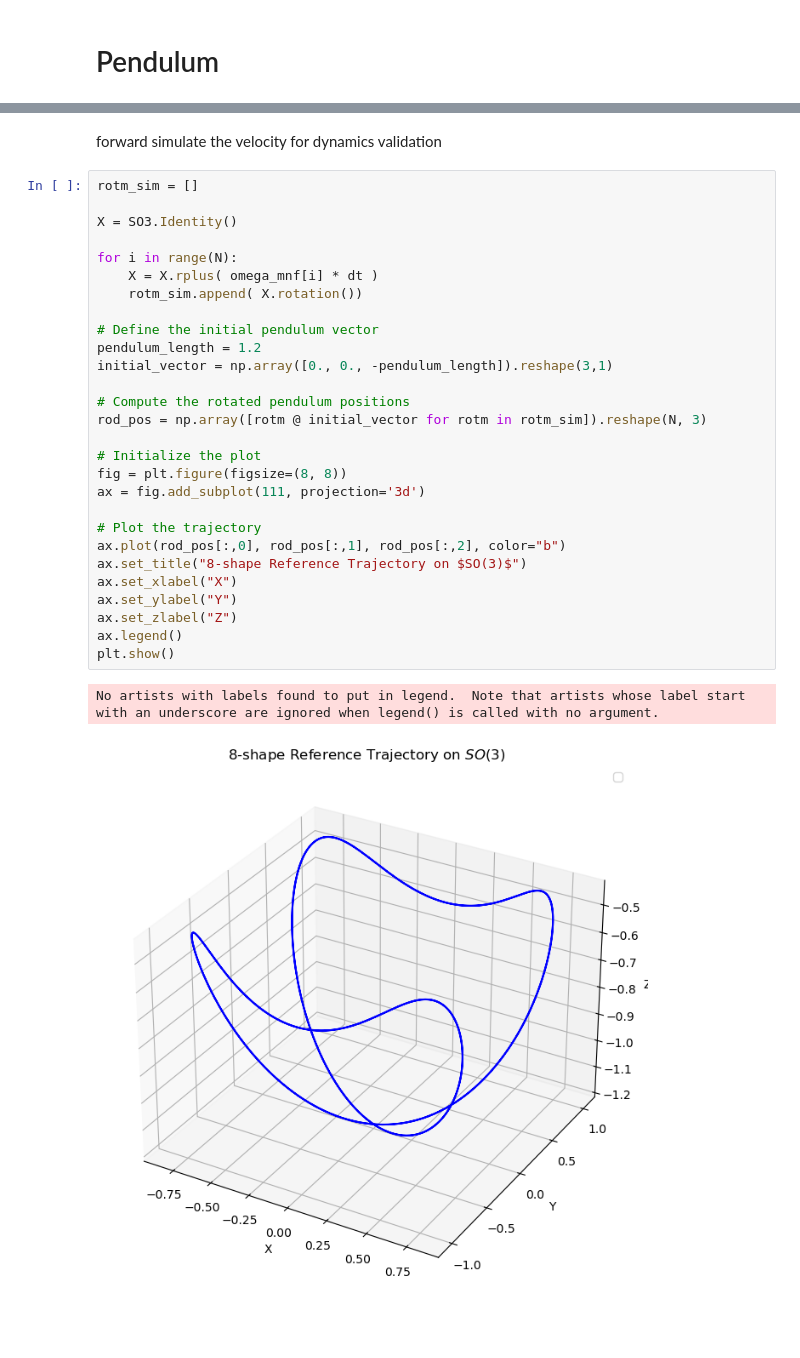
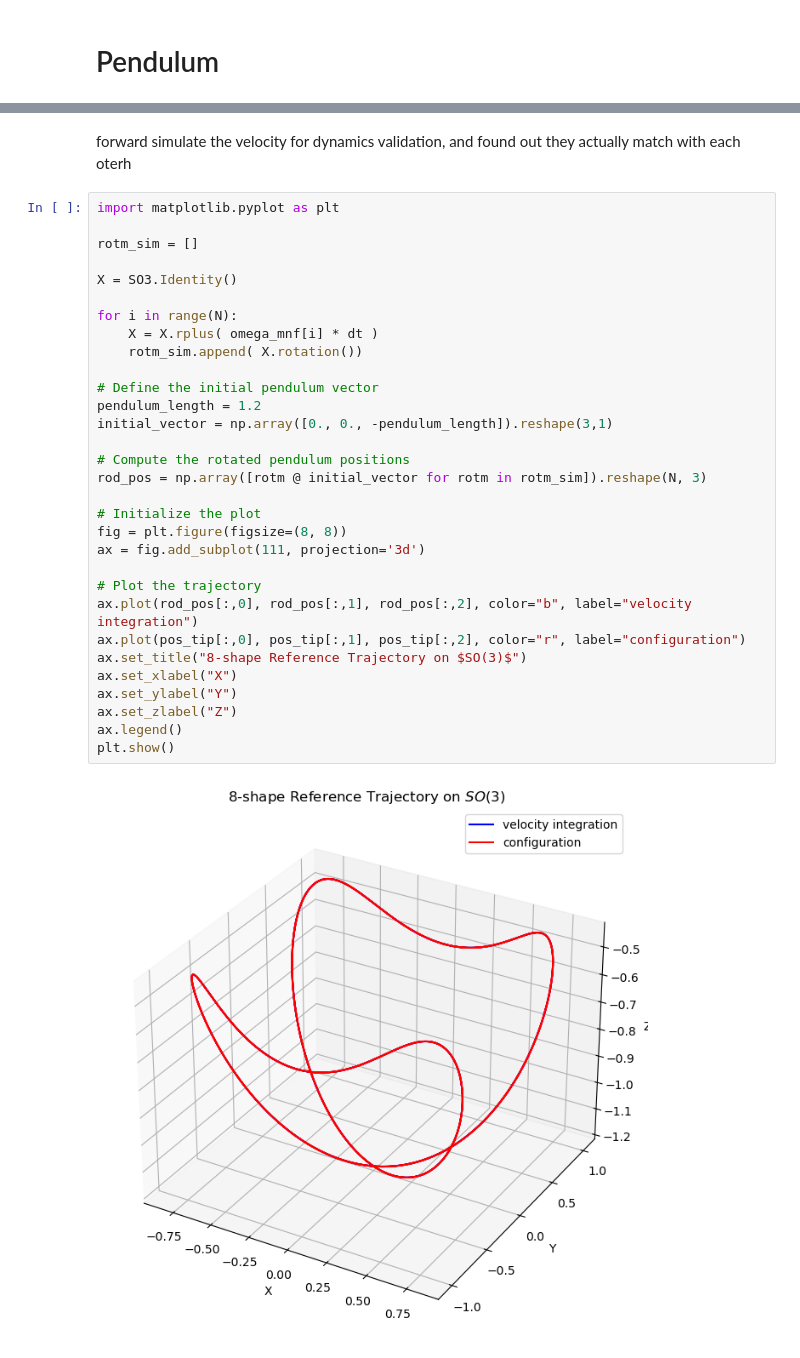
Before and after one commit to chenghuailin/trajectory_optimization_matrix_lie_groups, a Jupyter notebook: visualization/convert_path_to_reference.ipynb, the cells around one changed output, grey strips where cells are left out. Drawn from its saved outputs; the diff is of its cells as text; blank space fills up the shorter version.

```diff
--- a/visualization/convert_path_to_reference.ipynb
+++ b/visualization/convert_path_to_reference.ipynb
@@ -271,34 +320,36 @@ for step in range(N):
 # %% [markdown]
-forward simulate the velocity for dynamics validation
+forward simulate the velocity for dynamics validation, and found out they actually match with each oterh
 # %%
+import matplotlib.pyplot as plt
+
 rotm_sim = []
 
 X = SO3.Identity()
 
 for i in range(N):
     X = X.rplus( omega_mnf[i] * dt )
     rotm_sim.append( X.rotation())
 
 # Define the initial pendulum vector
 pendulum_length = 1.2
 initial_vector = np.array([0., 0., -pendulum_length]).reshape(3,1)
 
 # Compute the rotated pendulum positions
 rod_pos = np.array([rotm @ initial_vector for rotm in rotm_sim]).reshape(N, 3)
 
 # Initialize the plot
 fig = plt.figure(figsize=(8, 8))
 ax = fig.add_subplot(111, projection='3d')
 
 # Plot the trajectory
-ax.plot(rod_pos[:,0], rod_pos[:,1], rod_pos[:,2], color="b")
+ax.plot(rod_pos[:,0], rod_pos[:,1], rod_pos[:,2], color="b", label="velocity integration")
+ax.plot(pos_tip[:,0], pos_tip[:,1], pos_tip[:,2], color="r", label="configuration")
 ax.set_title("8-shape Reference Trajectory on $SO(3)$")
 ax.set_xlabel("X")
 ax.set_ylabel("Y")
 ax.set_zlabel("Z")
 ax.legend()
 plt.show()
 # %% [output]
-No artists with labels found to put in legend.  Note that artists whose label start with an underscore are ignored when legend() is called with no argument.
-[figure, old version]
+[figure, new version]
 # %% [markdown]
```
Also changed, not shown: parts of 17 cells of this notebook, 1 other file.
